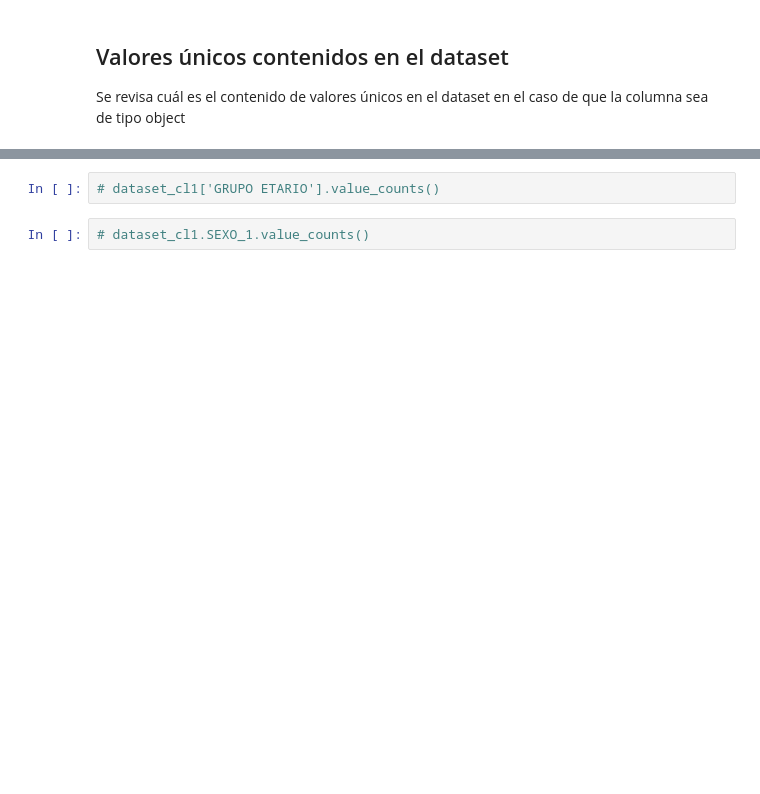
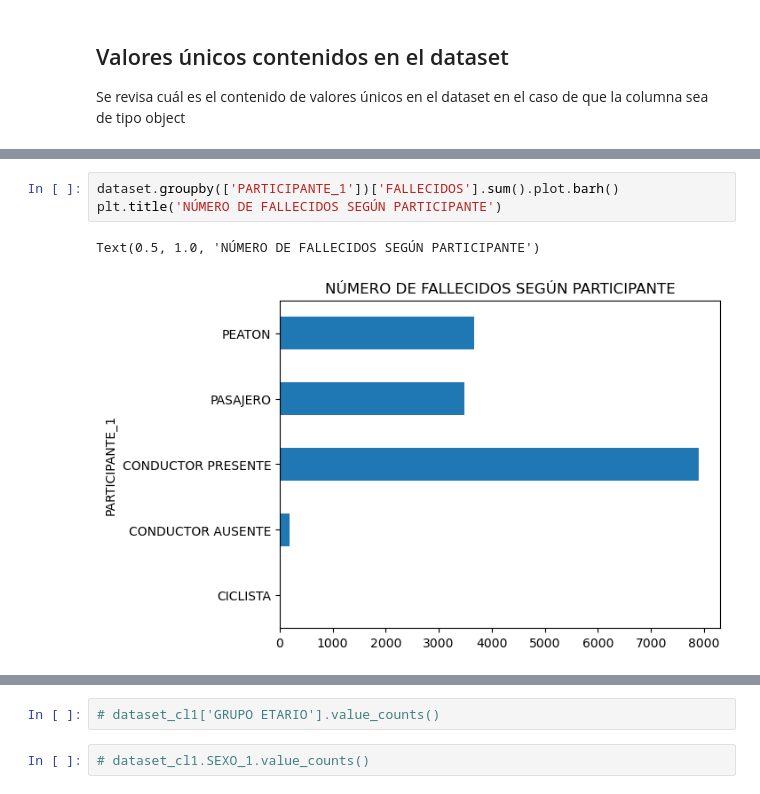
Before and after one commit to LeninGF/ant_accidentes_ml, a Jupyter notebook: classification.ipynb, the cells around one changed output, grey strips where cells are left out. Cells and saved outputs as stored; diff of their text form; blank space fills up the shorter version.

```diff
--- a/classification.ipynb
+++ b/classification.ipynb
@@ -71,0 +95,6 @@ SEXO_1 tiene 3 valores únicos y 0 valores nulos:
+# %%
+dataset.groupby(['PARTICIPANTE_1'])['FALLECIDOS'].sum().plot.barh()
+plt.title('NÚMERO DE FALLECIDOS SEGÚN PARTICIPANTE')
+# %% [output]
+Text(0.5, 1.0, 'NÚMERO DE FALLECIDOS SEGÚN PARTICIPANTE')
+[figure, added]
```
Also changed, not shown: parts of 74 cells of this notebook.
